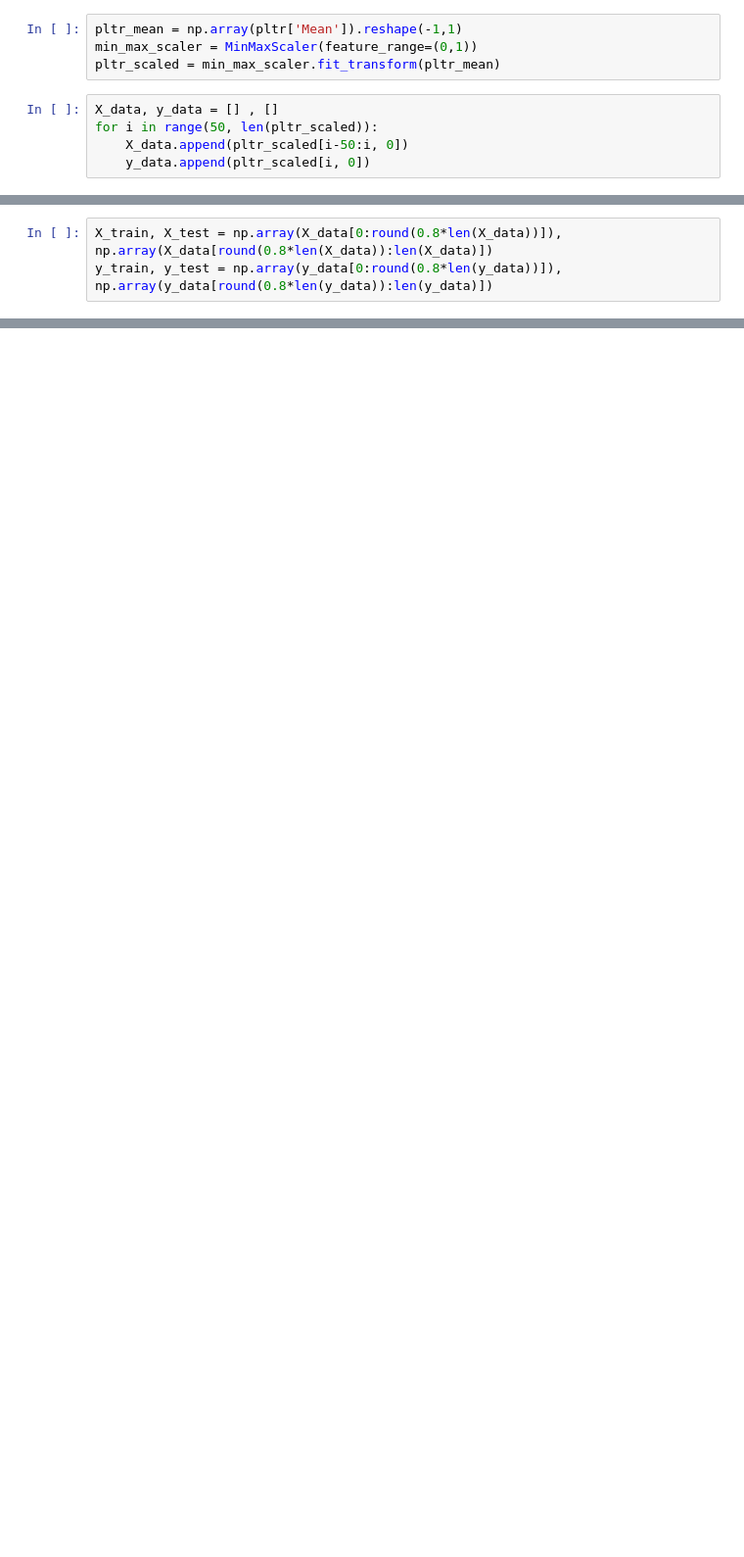
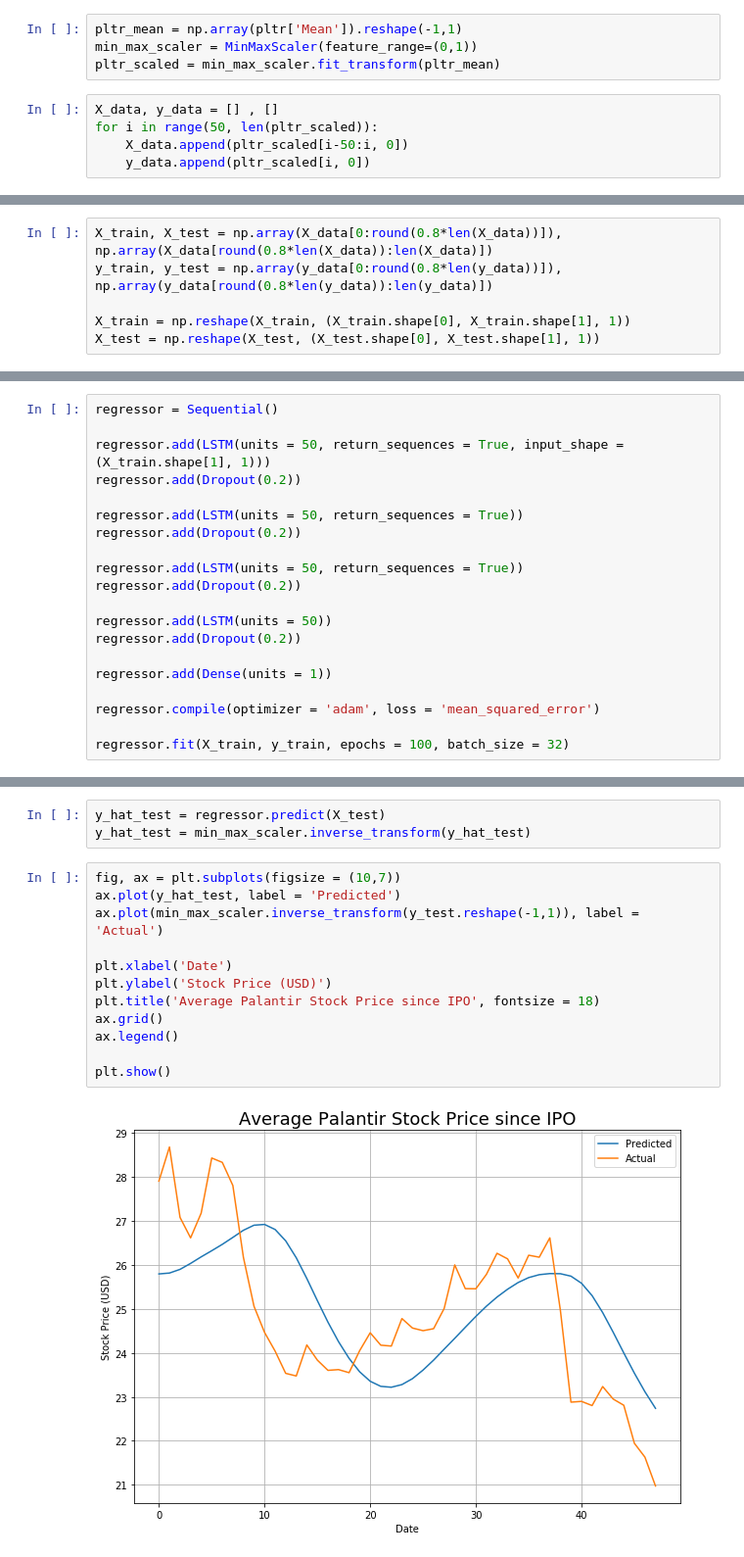
Before and after one commit to florence26/Stock-Predictions, a Jupyter notebook: stock_predictions.ipynb, the cells around one changed output, grey strips where cells are left out. Shown at 98% size. Saved outputs shown, nothing was run; the diff lists cells and outputs as text; blank space fills up the shorter version.

```diff
--- a/stock_predictions.ipynb
+++ b/stock_predictions.ipynb
@@ -45,3 +46,6 @@ len(X_data)
 # %%
 X_train, X_test = np.array(X_data[0:round(0.8*len(X_data))]), np.array(X_data[round(0.8*len(X_data)):len(X_data)])
 y_train, y_test = np.array(y_data[0:round(0.8*len(y_data))]), np.array(y_data[round(0.8*len(y_data)):len(y_data)])
+
+X_train = np.reshape(X_train, (X_train.shape[0], X_train.shape[1], 1))
+X_test = np.reshape(X_test, (X_test.shape[0], X_test.shape[1], 1))
@@ -51,0 +52,20 @@ y_train.shape
+# %%
+regressor = Sequential()
+
+regressor.add(LSTM(units = 50, return_sequences = True, input_shape = (X_train.shape[1], 1)))
+regressor.add(Dropout(0.2))
+
+regressor.add(LSTM(units = 50, return_sequences = True))
+regressor.add(Dropout(0.2))
+
+regressor.add(LSTM(units = 50, return_sequences = True))
+regressor.add(Dropout(0.2))
+
+regressor.add(LSTM(units = 50))
+regressor.add(Dropout(0.2))
+
+regressor.add(Dense(units = 1))
+
+regressor.compile(optimizer = 'adam', loss = 'mean_squared_error')
+
+regressor.fit(X_train, y_train, epochs = 100, batch_size = 32)
@@ -51,0 +91,17 @@ y_train.shape
+# %%
+y_hat_test = regressor.predict(X_test)
+y_hat_test = min_max_scaler.inverse_transform(y_hat_test)
+# %%
+fig, ax = plt.subplots(figsize = (10,7))
+ax.plot(y_hat_test, label = 'Predicted')
+ax.plot(min_max_scaler.inverse_transform(y_test.reshape(-1,1)), label = 'Actual')
+
+plt.xlabel('Date')
+plt.ylabel('Stock Price (USD)')
+plt.title('Average Palantir Stock Price since IPO', fontsize = 18)
+ax.grid()
+ax.legend()
+
+plt.show()
+# %% [output]
+[figure, added]
```
Also changed, not shown: parts of 7 cells of this notebook.
